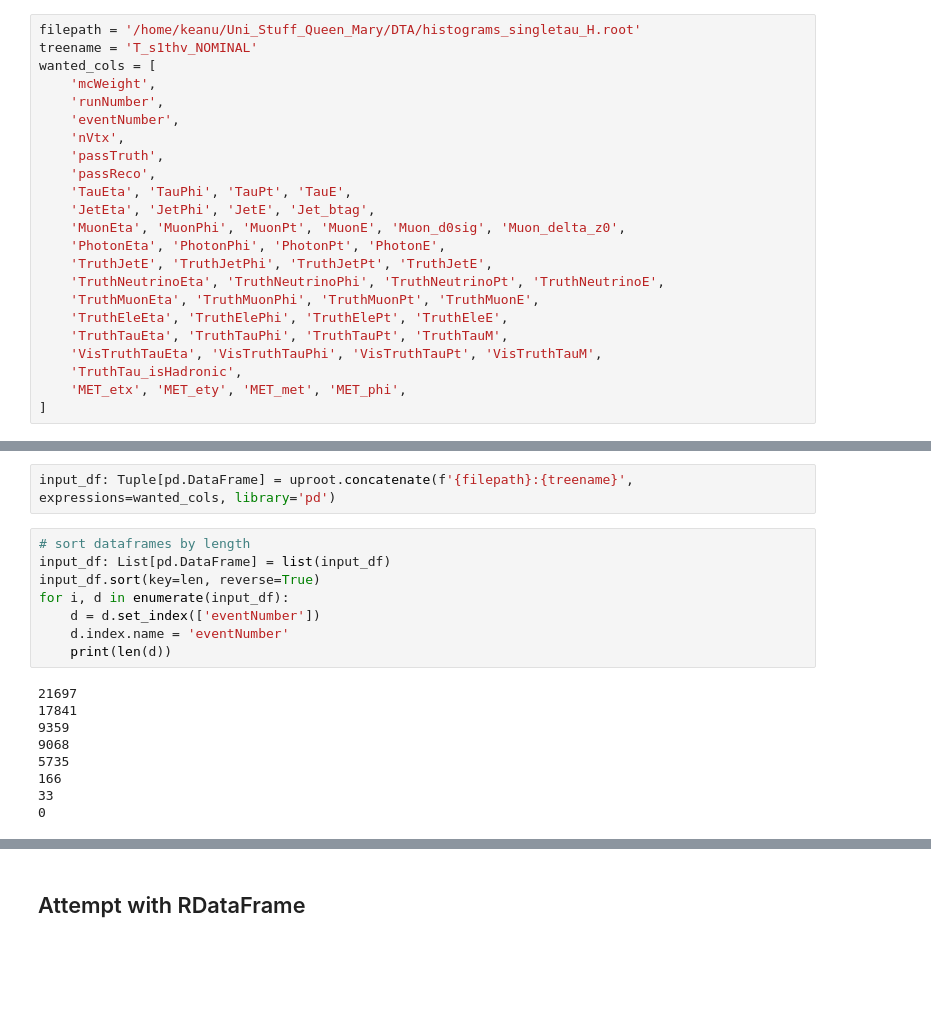
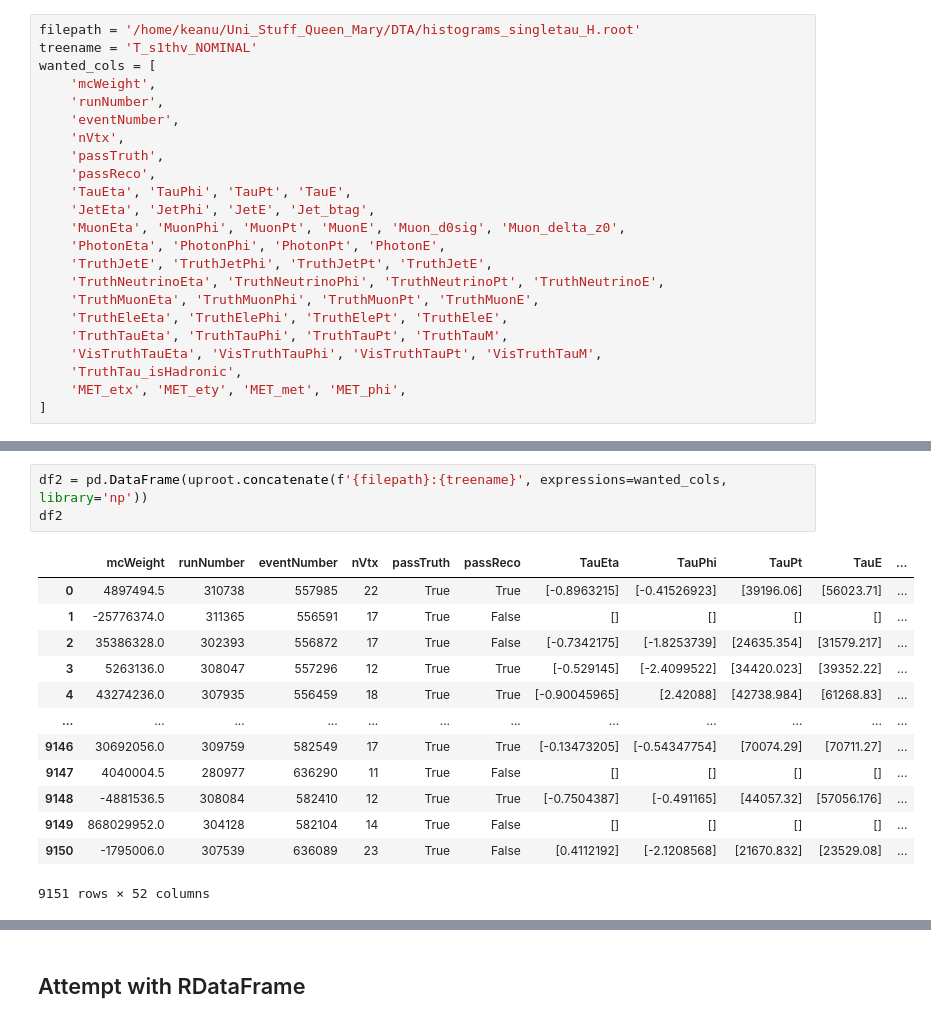
Before and after one commit to KeanuGh/myROOT_analysis_framework, a Jupyter notebook: notebooks/DTA_output.ipynb, the cells around one changed output, grey strips where cells are left out. Saved outputs shown, nothing was run; the diff lists cells and outputs as text; blank space fills up the shorter version.

Commit message:
added DTA variables into variable names. Start on importing DTA

```diff
--- a/notebooks/DTA_output.ipynb
+++ b/notebooks/DTA_output.ipynb
@@ -32,19 +59,17 @@ wanted_cols = [
 # %%
-input_df: Tuple[pd.DataFrame] = uproot.concatenate(f'{filepath}:{treename}', expressions=wanted_cols, library='pd')
+df2 = pd.DataFrame(uproot.concatenate(f'{filepath}:{treename}', expressions=wanted_cols, library='np'))
+df2
+# %% [output]
+|  | mcWeight | runNumber | eventNumber | nVtx | passTruth | passReco | TauEta | TauPhi | TauPt | TauE | ... |
+| 0 | 4897494.5 | 310738 | 557985 | 22 | True | True | [-0.8963215] | [-0.41526923] | [39196.06] | [56023.71] | ... |
+| 1 | -25776374.0 | 311365 | 556591 | 17 | True | False | [] | [] | [] | [] | ... |
+| 2 | 35386328.0 | 302393 | 556872 | 17 | True | False | [-0.7342175] | [-1.8253739] | [24635.354] | [31579.217] | ... |
+| 3 | 5263136.0 | 308047 | 557296 | 12 | True | True | [-0.529145] | [-2.4099522] | [34420.023] | [39352.22] | ... |
+| 4 | 43274236.0 | 307935 | 556459 | 18 | True | True | [-0.90045965] | [2.42088] | [42738.984] | [61268.83] | ... |
+| ... | ... | ... | ... | ... | ... | ... | ... | ... | ... | ... | ... |
+| 9146 | 30692056.0 | 309759 | 582549 | 17 | True | True | [-0.13473205] | [-0.54347754] | [70074.29] | [70711.27] | ... |
+| 9147 | 4040004.5 | 280977 | 636290 | 11 | True | False | [] | [] | [] | [] | ... |
+| 9148 | -4881536.5 | 308084 | 582410 | 12 | True | True | [-0.7504387] | [-0.491165] | [44057.32] | [57056.176] | ... |
+| 9149 | 868029952.0 | 304128 | 582104 | 14 | True | False | [] | [] | [] | [] | ... |
+| 9150 | -1795006.0 | 307539 | 636089 | 23 | True | False | [0.4112192] | [-2.1208568] | [21670.832] | [23529.08] | ... |
+9151 rows × 52 columns
-# %%
-# sort dataframes by length
-input_df: List[pd.DataFrame] = list(input_df)
-input_df.sort(key=len, reverse=True)
-for i, d in enumerate(input_df):
-	d = d.set_index(['eventNumber'])
-	d.index.name = 'eventNumber'
-	print(len(d))
-# %% [output]
-21697
-17841
-9359
-9068
-5735
-166
-33
-0
```
Also changed, not shown: parts of 8 cells of this notebook, 4 other files.
